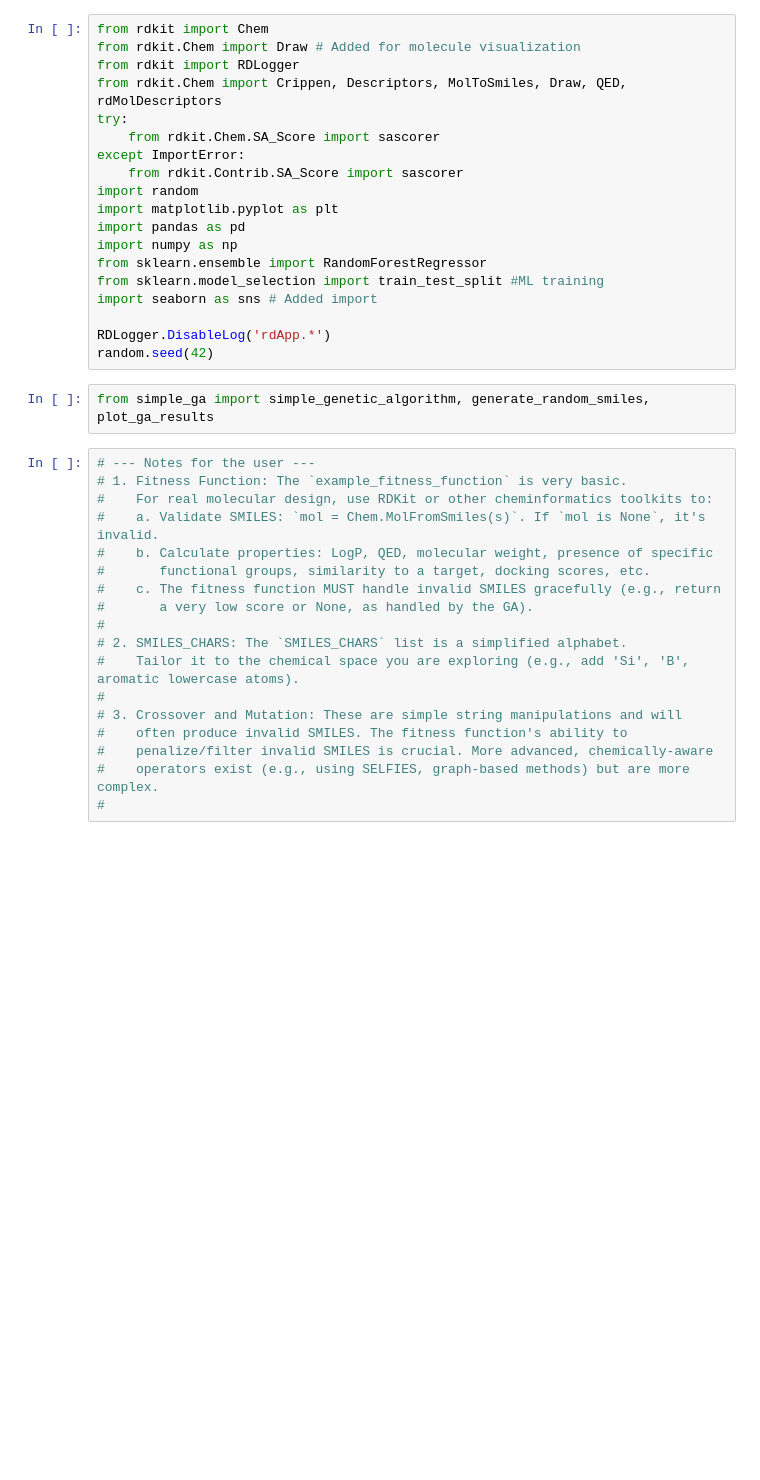
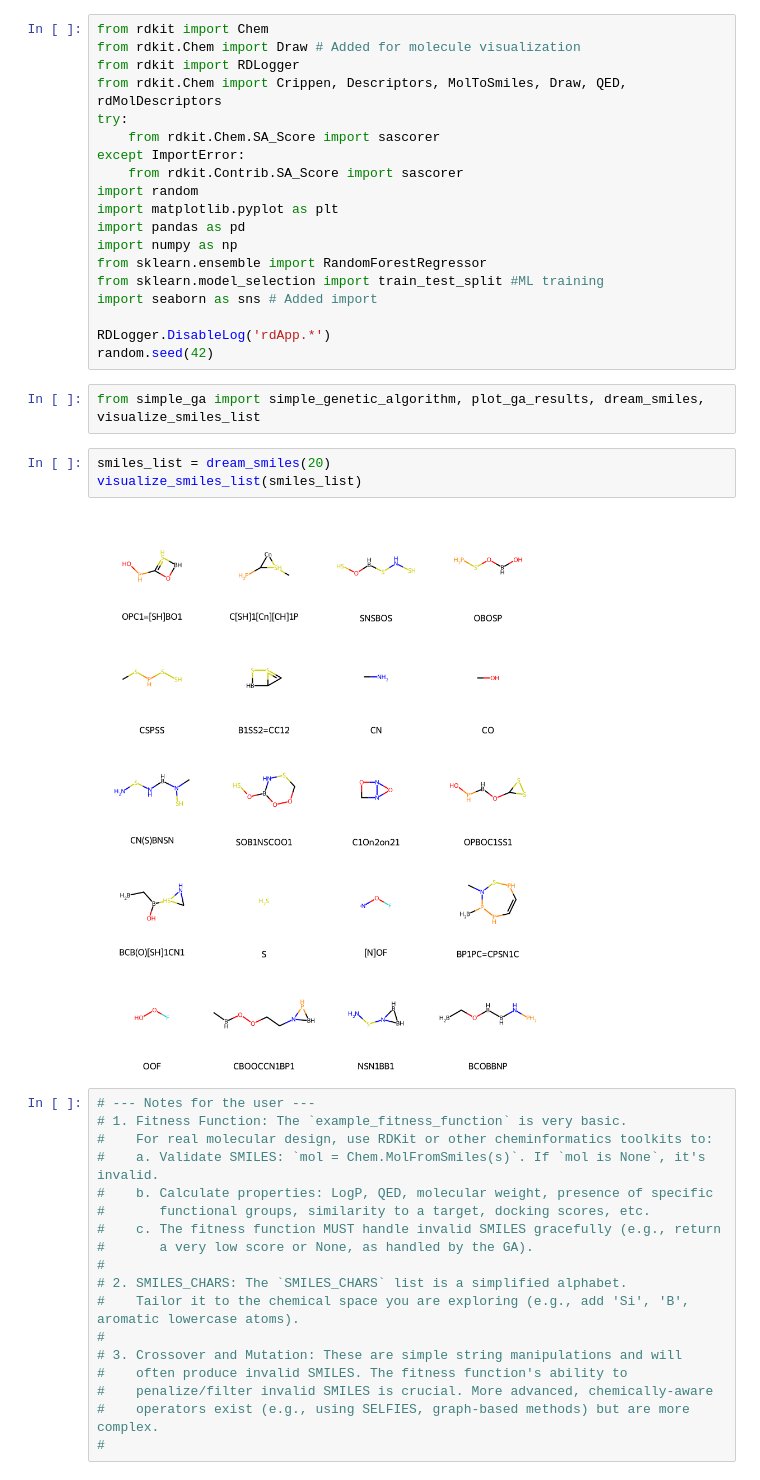
Before and after one commit to jhelaja/CHEM-006, a Jupyter notebook: Sessions/Laplaza_sessions/gm.ipynb, the cells around one changed output. Drawn from its saved outputs; the diff is of its cells as text; blank space fills up the shorter version.

```diff
--- a/Sessions/Laplaza_sessions/gm.ipynb
+++ b/Sessions/Laplaza_sessions/gm.ipynb
@@ -18,7 +18,12 @@ import seaborn as sns # Added import
 RDLogger.DisableLog('rdApp.*')
 random.seed(42)
 # %%
-from simple_ga import simple_genetic_algorithm, generate_random_smiles, plot_ga_results
+from simple_ga import simple_genetic_algorithm, plot_ga_results, dream_smiles, visualize_smiles_list
+# %%
+smiles_list = dream_smiles(20)
+visualize_smiles_list(smiles_list)
+# %% [output]
+[figure, added]
 # %%
 # --- Notes for the user ---
 # 1. Fitness Function: The `example_fitness_function` is very basic.
```
Also changed, not shown: parts of 9 cells of this notebook, 2 other files.
